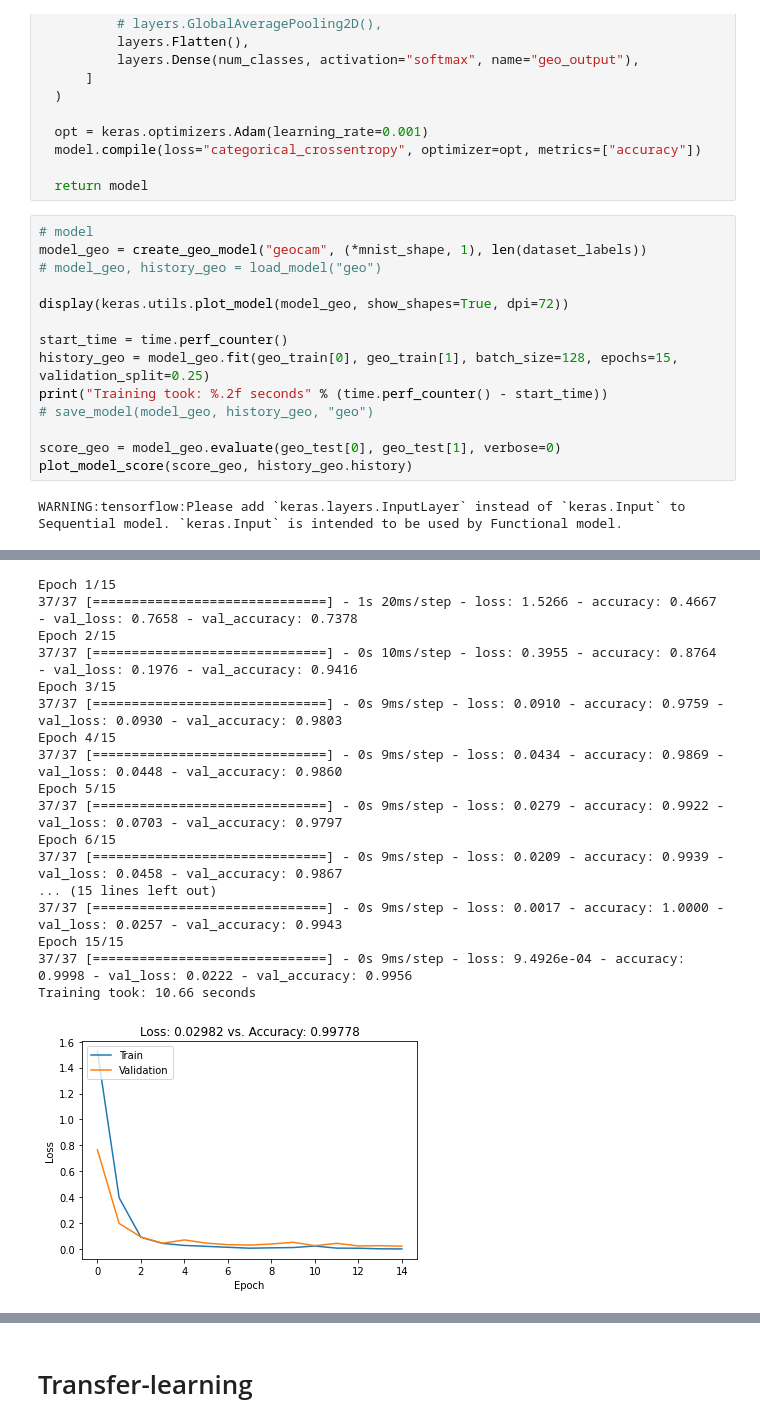
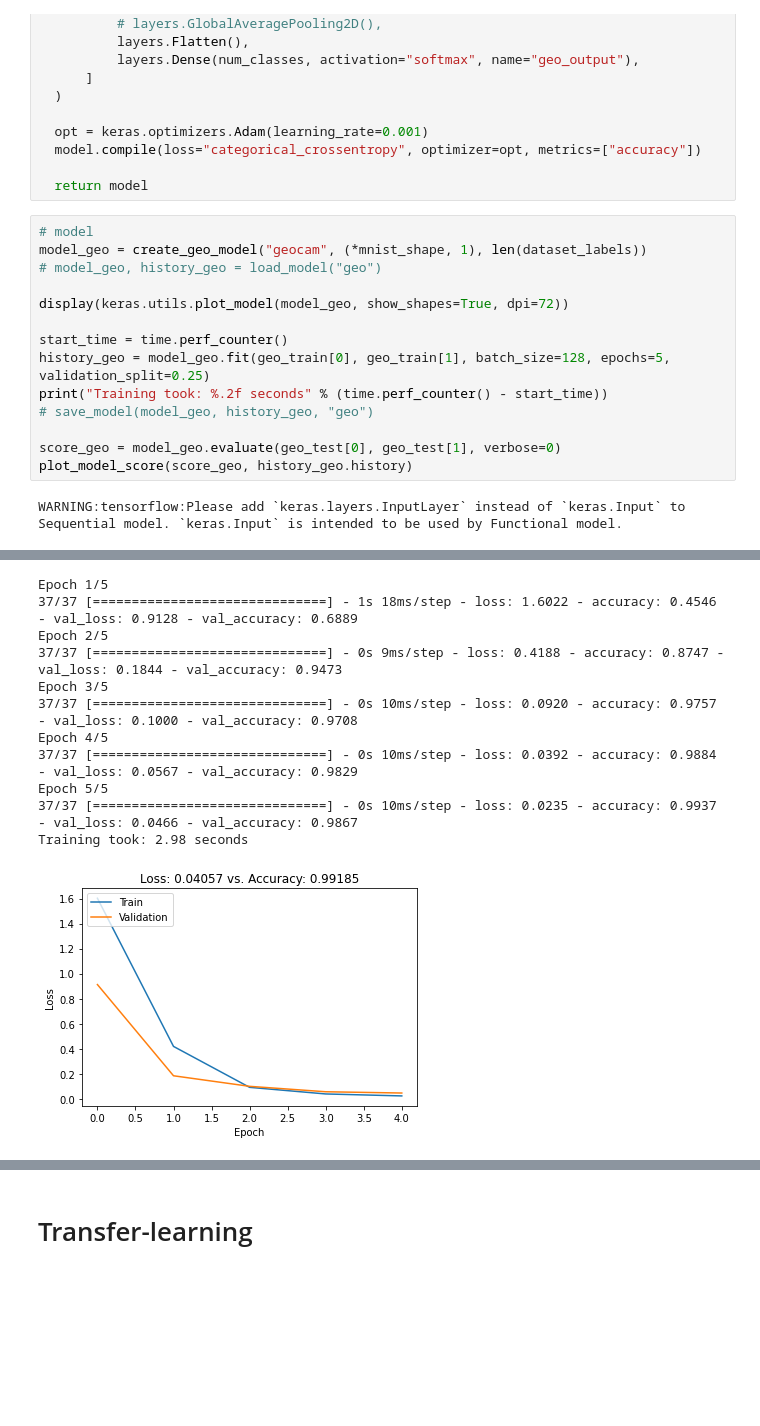
Before and after one commit to fsilvestrim/thesis, a Jupyter notebook: Geo_Cam.ipynb, the cells around one changed output, grey strips where cells are left out. Cells and saved outputs as stored; diff of their text form; blank space fills up the shorter version.

```diff
--- a/Geo_Cam.ipynb
+++ b/Geo_Cam.ipynb
@@ -563,38 +545,32 @@ def create_geo_model(name, input_shape, num_classes):
 # %%
 # model
 model_geo = create_geo_model("geocam", (*mnist_shape, 1), len(dataset_labels))
 # model_geo, history_geo = load_model("geo")
 
 display(keras.utils.plot_model(model_geo, show_shapes=True, dpi=72))
 
 start_time = time.perf_counter()
-history_geo = model_geo.fit(geo_train[0], geo_train[1], batch_size=128, epochs=15, validation_split=0.25)
+history_geo = model_geo.fit(geo_train[0], geo_train[1], batch_size=128, epochs=5, validation_split=0.25)
 print("Training took: %.2f seconds" % (time.perf_counter() - start_time))
 # save_model(model_geo, history_geo, "geo")
 
 score_geo = model_geo.evaluate(geo_test[0], geo_test[1], verbose=0)
 plot_model_score(score_geo, history_geo.history)
 # %% [output]
 WARNING:tensorflow:Please add `keras.layers.InputLayer` instead of `keras.Input` to Sequential model. `keras.Input` is intended to be used by Functional model.
 [figure]
-Epoch 1/15
-37/37 [==============================] - 1s 20ms/step - loss: 1.5266 - accuracy: 0.4667 - val_loss: 0.7658 - val_accuracy: 0.7378
-Epoch 2/15
-37/37 [==============================] - 0s 10ms/step - loss: 0.3955 - accuracy: 0.8764 - val_loss: 0.1976 - val_accuracy: 0.9416
-Epoch 3/15
-37/37 [==============================] - 0s 9ms/step - loss: 0.0910 - accuracy: 0.9759 - val_loss: 0.0930 - val_accuracy: 0.9803
-Epoch 4/15
-37/37 [==============================] - 0s 9ms/step - loss: 0.0434 - accuracy: 0.9869 - val_loss: 0.0448 - val_accuracy: 0.9860
-Epoch 5/15
-37/37 [==============================] - 0s 9ms/step - loss: 0.0279 - accuracy: 0.9922 - val_loss: 0.0703 - val_accuracy: 0.9797
-Epoch 6/15
-37/37 [==============================] - 0s 9ms/step - loss: 0.0209 - accuracy: 0.9939 - val_loss: 0.0458 - val_accuracy: 0.9867
-... (15 lines left out)
-37/37 [==============================] - 0s 9ms/step - loss: 0.0017 - accuracy: 1.0000 - val_loss: 0.0257 - val_accuracy: 0.9943
-Epoch 15/15
-37/37 [==============================] - 0s 9ms/step - loss: 9.4926e-04 - accuracy: 0.9998 - val_loss: 0.0222 - val_accuracy: 0.9956
-Training took: 10.66 seconds
+Epoch 1/5
+37/37 [==============================] - 1s 18ms/step - loss: 1.6022 - accuracy: 0.4546 - val_loss: 0.9128 - val_accuracy: 0.6889
+Epoch 2/5
+37/37 [==============================] - 0s 9ms/step - loss: 0.4188 - accuracy: 0.8747 - val_loss: 0.1844 - val_accuracy: 0.9473
+Epoch 3/5
+37/37 [==============================] - 0s 10ms/step - loss: 0.0920 - accuracy: 0.9757 - val_loss: 0.1000 - val_accuracy: 0.9708
+Epoch 4/5
+37/37 [==============================] - 0s 10ms/step - loss: 0.0392 - accuracy: 0.9884 - val_loss: 0.0567 - val_accuracy: 0.9829
+Epoch 5/5
+37/37 [==============================] - 0s 10ms/step - loss: 0.0235 - accuracy: 0.9937 - val_loss: 0.0466 - val_accuracy: 0.9867
+Training took: 2.98 seconds
-[figure, old version]
+[figure, new version]
 # %%
 image, truth, prediction, _ = get_prediction(model_geo, geo_test)
 show_prediction(image, truth, prediction, dataset_labels)
```
Also changed, not shown: parts of 33 cells of this notebook.
